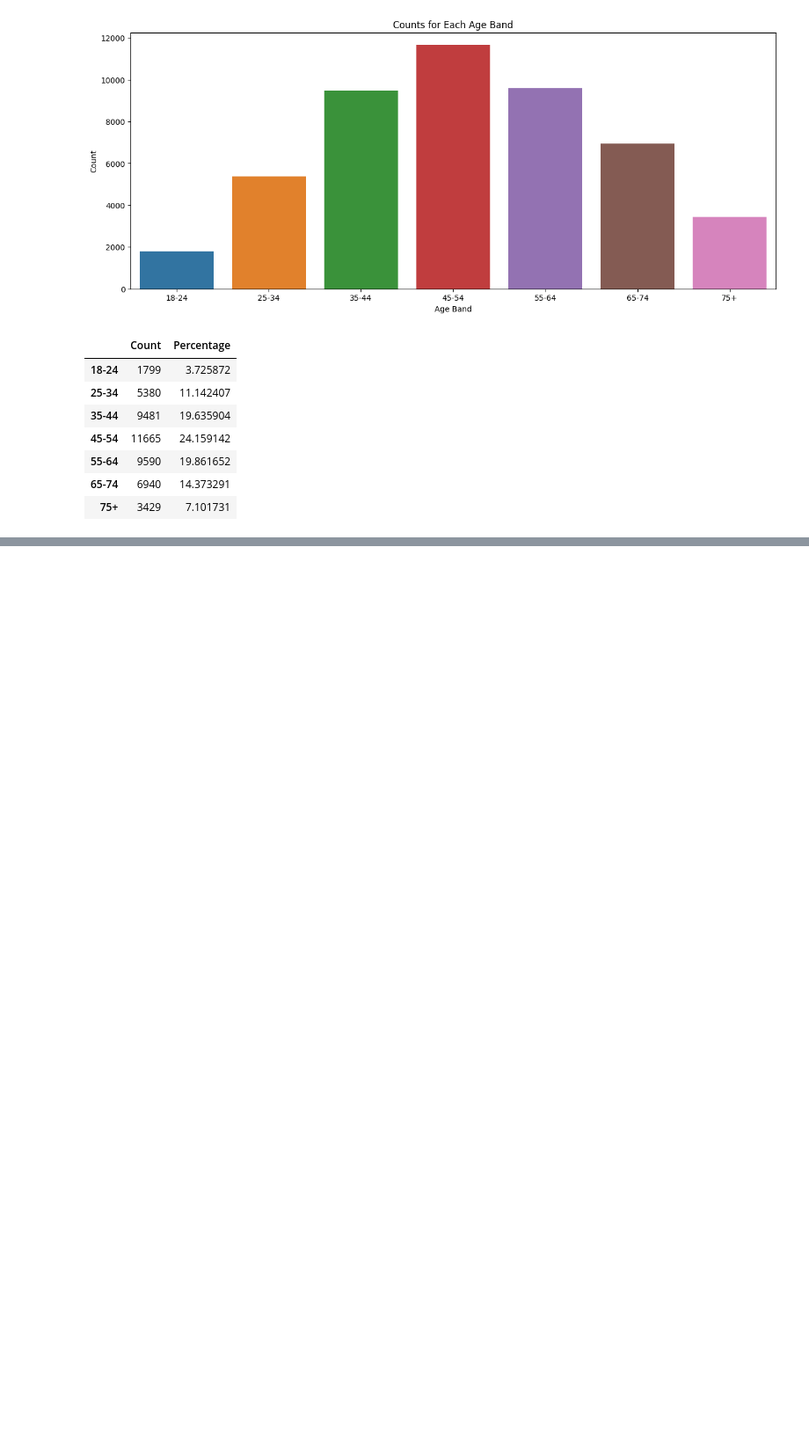
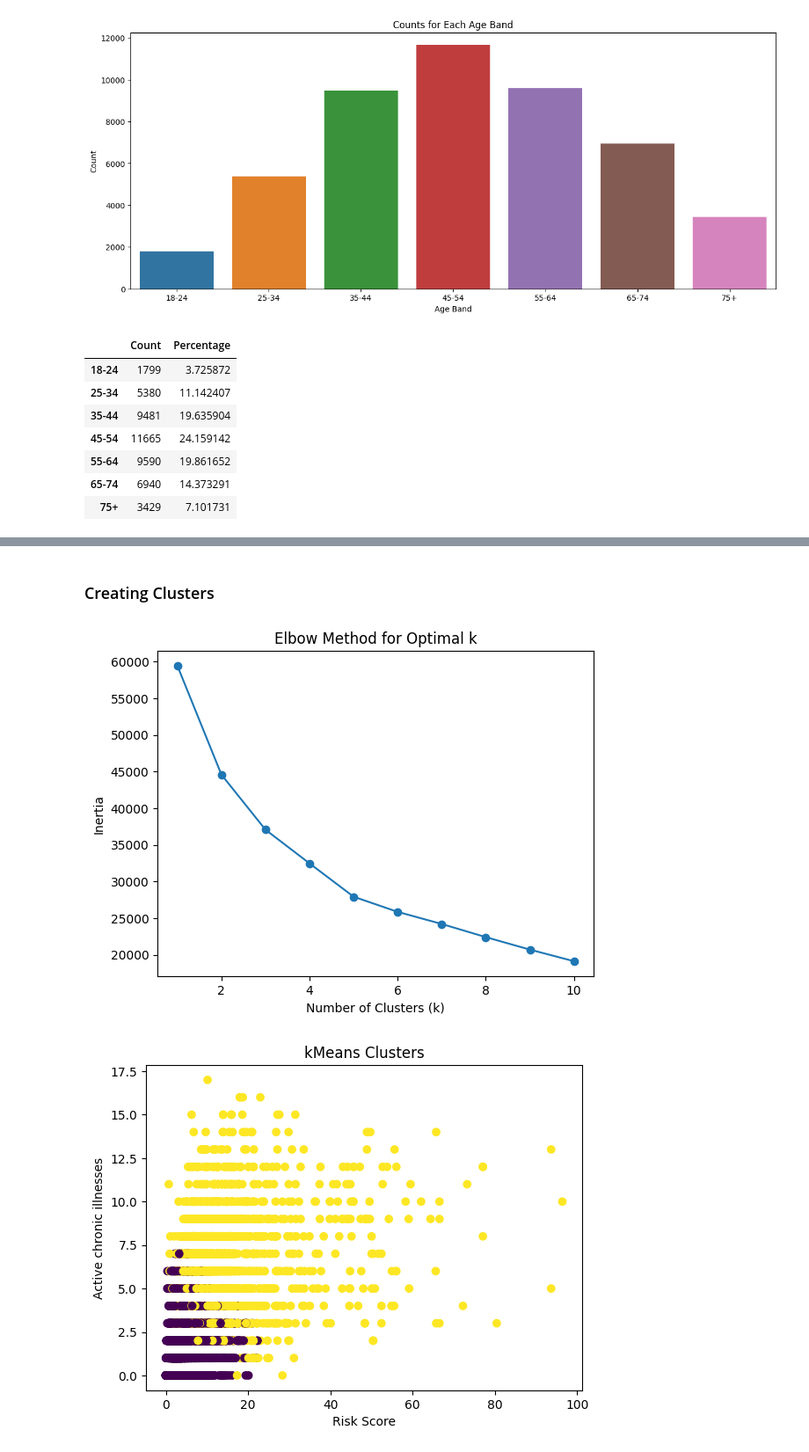
Before and after one commit to KSreeram28/CS-333-Group-Project, a Jupyter notebook: CS_333_Technical_Demo_.ipynb, the cells around one changed output, grey strips where cells are left out. Shown at 88% size. Saved outputs shown, nothing was run; the diff lists cells and outputs as text; code cells hidden in the pictures; blank space fills up the shorter version.

Commit message:
feat: doing k means clustering and pca

```diff
--- a/CS_333_Technical_Demo_.ipynb
+++ b/CS_333_Technical_Demo_.ipynb
@@ -32,12 +32,19 @@ def gender_cleaning(obs):
   elif obs == 0:
     return "Male"
 
+def race_cleaning(obs):
+  if obs == "black":
+    return 0
+  elif obs == "white":
+    return 1
+
 age_data = data_df[['dem_age_band_18-24_tm1','dem_age_band_25-34_tm1','dem_age_band_35-44_tm1','dem_age_band_45-54_tm1','dem_age_band_55-64_tm1','dem_age_band_65-74_tm1','dem_age_band_75+_tm1']]
 age_counts = age_data.sum()
 melted_age = pd.melt(age_data)
 melted_age = melted_age[melted_age['value'] == 1]
 
 data_df['dem_gender'] = data_df['dem_female'].apply(lambda x: gender_cleaning(x))
+data_df['dem_white'] = data_df['race'].apply(lambda x: race_cleaning(x))
 # %%
 # DEMOGRAPHIC DATA
 def print_plots():
@@ -258,3 +260,73 @@ percentile_97 = data["risk_score_t"].quantile(0.97)
 data["Referral"] = np.select([data["risk_score_t"] > percentile_97, (data["risk_score_t"] > percentile_55) & (data["risk_score_t"] <= percentile_97), data["risk_score_t"] <= percentile_55],
     [2, 1, 0],
     default=0)
+# %% [markdown]
+### Creating Clusters
+# %%
+#https://www.geeksforgeeks.org/elbow-method-for-optimal-value-of-k-in-kmeans/
+
+# With cost in the selected colums
+
+from sklearn.cluster import KMeans
+from sklearn.preprocessing import StandardScaler
+from sklearn.decomposition import PCA
+
+selected_columns = ['risk_score_t', 'gagne_sum_t', 'cost_t', 'bps_mean_t', 'ghba1c_mean_t']
+
+data_subset = data_df[selected_columns].dropna()
+
+# Standardize
+scaler = StandardScaler()
+scaled_data = scaler.fit_transform(data_subset)
+
+# Optimal number of clusters using the Elbow method
+inertia = []
+for k in range(1, 11):
+    kmeans = KMeans(n_clusters=k, random_state=42, n_init='auto')
+    kmeans.fit(scaled_data)
+    inertia.append(kmeans.inertia_)
+
+plt.plot(range(1, 11), inertia, marker='o')
+plt.title('Elbow Method for Optimal k')
+plt.xlabel('Number of Clusters (k)')
+plt.ylabel('Inertia')
+plt.show()
+
+# Based on the Elbow curve
+optimal_k = 2
+
+# Apply kMeans clustering
+kmeans = KMeans(n_clusters=optimal_k, random_state=42, n_init='auto')
+data_subset['cluster'] = kmeans.fit_predict(scaled_data)
+
+# Visualization
+plt.scatter(data_subset['risk_score_t'], data_subset['gagne_sum_t'], c=data_subset['cluster'], cmap='viridis')
+plt.title('kMeans Clusters')
+plt.xlabel('Risk Score')
+plt.ylabel('Active chronic illnesses')
+plt.show()
+
+
+pca=PCA(n_components=2)
+reduced_X=pd.DataFrame(data=pca.fit_transform(scaled_data),columns=['PCA1','PCA2'])
+
+plt.figure(figsize=(7,5))
+
+centers = pca.transform(kmeans.cluster_centers_)
+
+# Scatter plot
+plt.scatter(reduced_X['PCA1'],reduced_X['PCA2'],c=kmeans.labels_)
+plt.scatter(centers[:,0],centers[:,1],marker='x',s=100,c='red')
+plt.xlabel('PCA1')
+plt.ylabel('PCA2')
+plt.title('Cluster')
+plt.tight_layout()
+plt.show()
+
+# Represent the effect Features on PCA components
+components=pd.DataFrame(pca.components_,index=['PCA1',"PCA2"],columns=selected_columns)
+sns.heatmap(components)
+plt.show()
+# %% [output]
+[figure, added]
+[figure, added]
```
Also changed, not shown: parts of 9 cells of this notebook.
